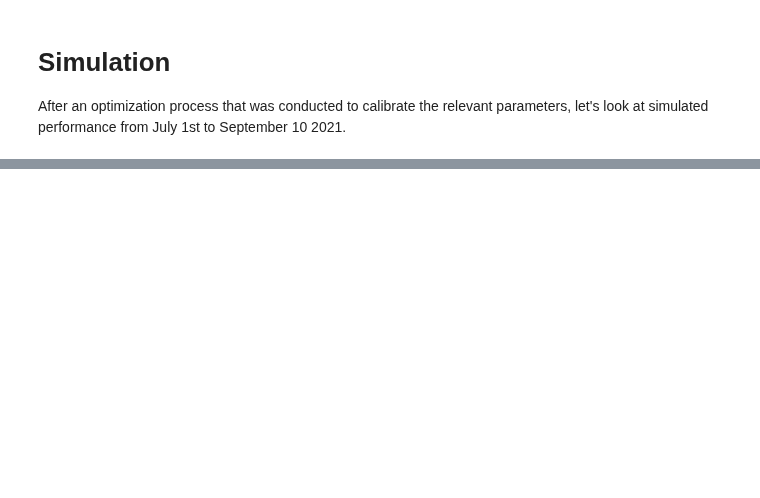
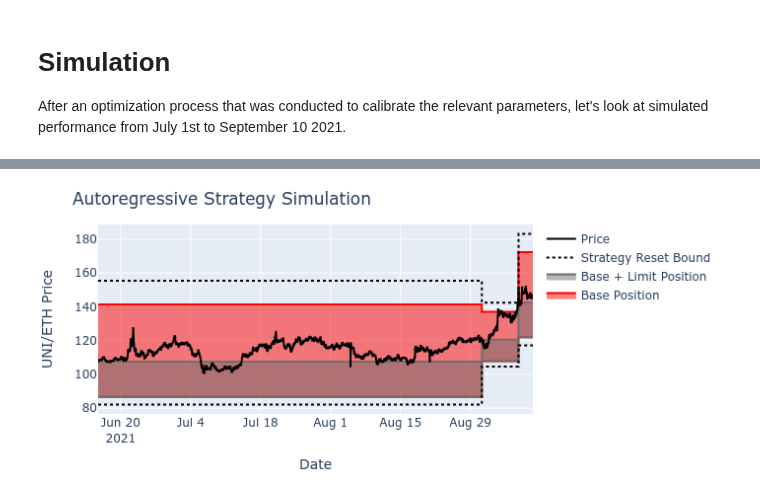
Before and after one commit to ricardgardella/active-strategy-framework, a Jupyter notebook: 3_Uniswap_Simulation.ipynb, the cells around one changed output, grey strips where cells are left out. Saved outputs shown, nothing was run; the diff lists cells and outputs as text; code cells hidden in the pictures; blank space fills up the shorter version.

```diff
--- a/3_Uniswap_Simulation.ipynb
+++ b/3_Uniswap_Simulation.ipynb
@@ -232,8 +227,6 @@ simulate_data_price                = simulate_data_filtered[DATE_BEGIN:DATE_END]
 
 # Data for statistical analaysis (AGGREGATED_MINUTES frequency data)
 STAT_MODEL_FREQUENCY                    = 'D'
-argarch_model_data_filtered             = ActiveStrategyFramework.aggregate_price_data(price_data,STAT_MODEL_FREQUENCY)
-argarch_model_data                      = argarch_model_data_filtered
 
 # USD Data remove outliers
 token_0_usd_data_filtered             = ActiveStrategyFramework.aggregate_price_data(token_0_usd_data,STRATEGY_FREQUENCY_MINUTES)
@@ -256,23 +249,21 @@ swap_data['traded_in']         = swap_data.apply(lambda x: -x['amount0'] if (x['
 swap_data['traded_out']        = swap_data.apply(lambda x:  x['amount0'] if (x['amount0'] > 0) else  x['amount1'],axis=1).astype(float)
 
 # Strategy Parameters
-alpha_range      = [.35,.4,.45,.5]
-tau_range        = [.2,.25,.3,.35]
-limit_range      = [.5,.75]
-vol_range        = [.5,.75]
+alpha_range      = [.5,.6]
+tau_range        = [.45]
+vol_range        = [.75]
 sim_performance  = []
 sim_results      = []
 
-for j in list(itertools.product(alpha_range,tau_range,limit_range,vol_range)):
+for j in list(itertools.product(alpha_range,tau_range,vol_range)):
     print(j)
-    AR_Strategy                      = AutoRegressiveStrategy.AutoRegressiveStrategy(argarch_model_data,j[0],j[1],j[2],j[3])
+    AR_Strategy                      = AutoRegressiveStrategy.AutoRegressiveStrategy(price_data,j[0],j[1],j[2],data_frequency=STAT_MODEL_FREQUENCY)
     simulated_strategy               = ActiveStrategyFramework.simulate_strategy(simulate_data_price,swap_data,AR_Strategy,INITIAL_TOKEN_0,INITIAL_TOKEN_1,FEE_TIER,DECIMALS_0,DECIMALS_1)
-    sim_data                         = ActiveStrategyFramework.generate_simulation_series(simulated_strategy,AR_Strategy)
-    strat_result                     = ActiveStrategyFramework.analyze_strategy(sim_data,INITIAL_POSITION_VALUE,token_0_usd_data_filtered)
+    sim_data                         = ActiveStrategyFramework.generate_simulation_series(simulated_strategy,AR_Strategy,token_0_usd_data=token_0_usd_data_filtered)
+    strat_result                     = ActiveStrategyFramework.analyze_strategy(sim_data,INITIAL_POSITION_VALUE)
     strat_result['alpha_param']      = j[0]
     strat_result['tau_param']        = j[1]
-    strat_result['limit_param']      = j[2]
-    strat_result['volatility_param'] = j[3]
+    strat_result['volatility_param'] = j[2]
     sim_results.append(simulated_strategy)
     sim_performance.append(strat_result)
 # %% [output]
@@ -292,0 +284,7 @@ pd.DataFrame(sim_performance).sort_values('sharpe_ratio')
+# %%
+SELECTED_STRATEGY                         = 2
+resulting_strat                           = sim_results[SELECTED_STRATEGY]
+resulting_data                            = ActiveStrategyFramework.generate_simulation_series(resulting_strat,AR_Strategy)
+ActiveStrategyFramework.plot_strategy(resulting_data,'UNI/ETH Price')
+# %% [output]
+[figure, added]
```
Also changed, not shown: parts of 9 cells of this notebook, 4 other files.
